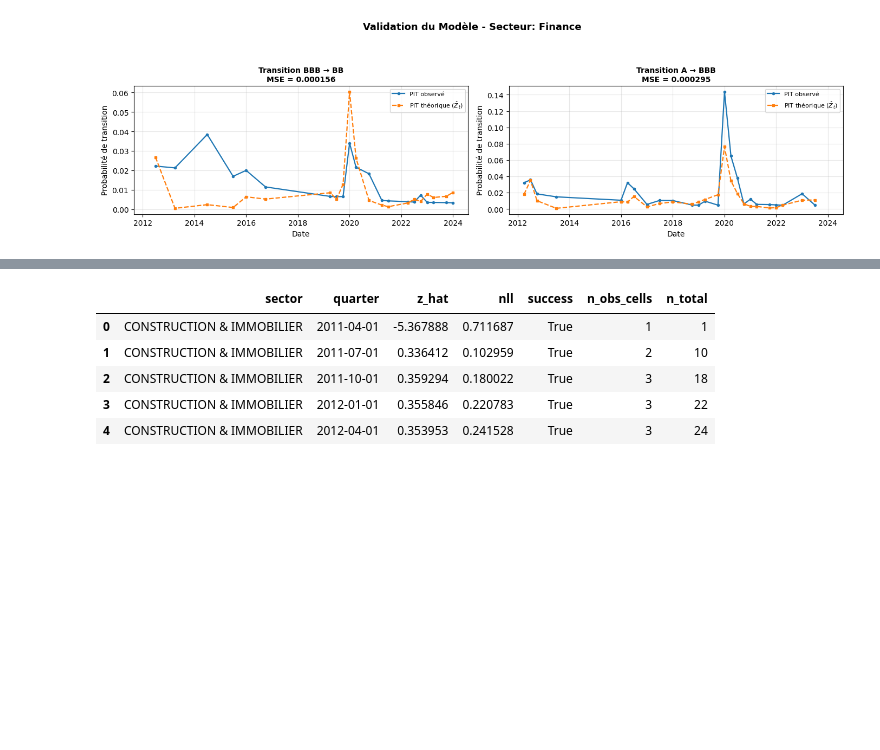
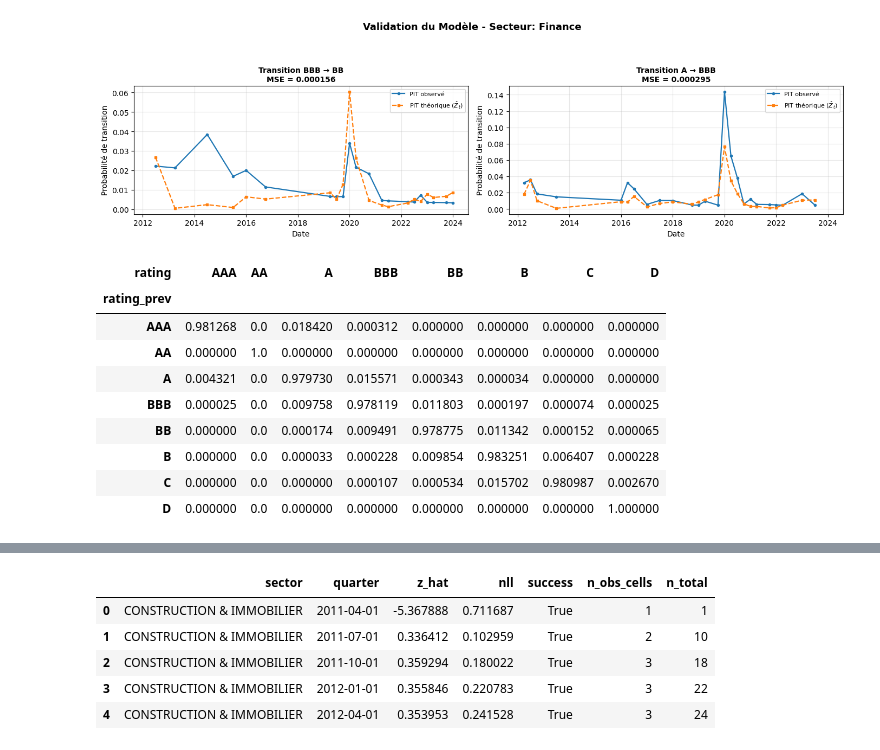
Before and after one commit to Celeste2405/PFE, a Jupyter notebook: extraction_fact_sys.ipynb, the cells around one changed output, grey strips where cells are left out. Drawn from its saved outputs; the diff is of its cells as text; code cells hidden in the pictures; blank space fills up the shorter version.

```diff
--- a/extraction_fact_sys.ipynb
+++ b/extraction_fact_sys.ipynb
@@ -1368,0 +1403,3 @@ Length: 8, dtype: string
+# %%
+pttc_theo = build_ttc_theoretical(Z_hat_q, barriers, time_col="quarter")["ttc_theo"]
+p_ttc_obs= P_ttc.copy()
@@ -1368,0 +1421,13 @@ Length: 8, dtype: string
+# %%
+p_ttc_obs
+# %% [output]
+| rating | AAA | AA | A | BBB | BB | B | C | D |
+| rating_prev |  |  |  |  |  |  |  |  |
+| AAA | 0.981268 | 0.0 | 0.018420 | 0.000312 | 0.000000 | 0.000000 | 0.000000 | 0.000000 |
+| AA | 0.000000 | 1.0 | 0.000000 | 0.000000 | 0.000000 | 0.000000 | 0.000000 | 0.000000 |
+| A | 0.004321 | 0.0 | 0.979730 | 0.015571 | 0.000343 | 0.000034 | 0.000000 | 0.000000 |
+| BBB | 0.000025 | 0.0 | 0.009758 | 0.978119 | 0.011803 | 0.000197 | 0.000074 | 0.000025 |
+| BB | 0.000000 | 0.0 | 0.000174 | 0.009491 | 0.978775 | 0.011342 | 0.000152 | 0.000065 |
+| B | 0.000000 | 0.0 | 0.000033 | 0.000228 | 0.009854 | 0.983251 | 0.006407 | 0.000228 |
+| C | 0.000000 | 0.0 | 0.000000 | 0.000107 | 0.000534 | 0.015702 | 0.980987 | 0.002670 |
+| D | 0.000000 | 0.0 | 0.000000 | 0.000000 | 0.000000 | 0.000000 | 0.000000 | 1.000000 |
```
Also changed, not shown: parts of 14 cells of this notebook.
